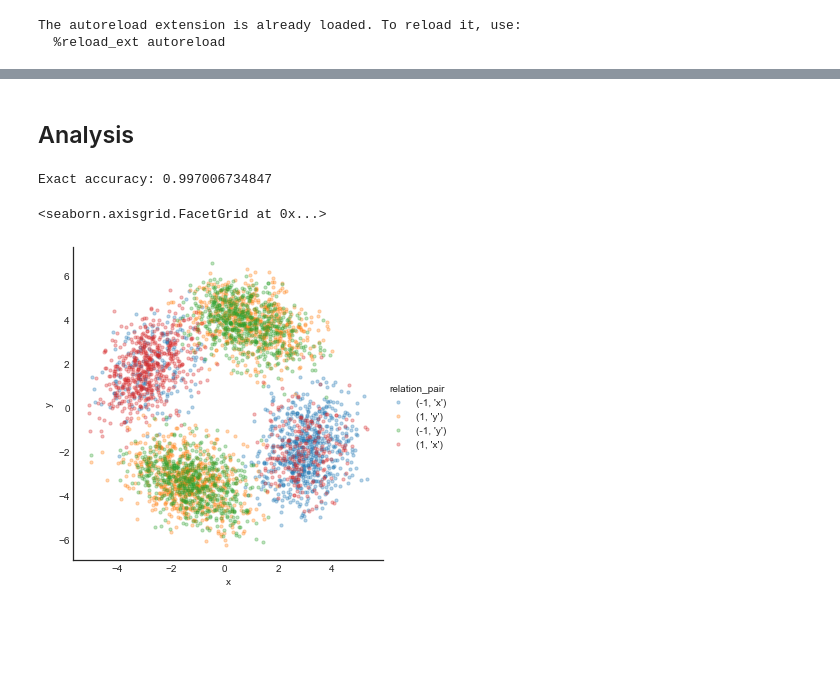
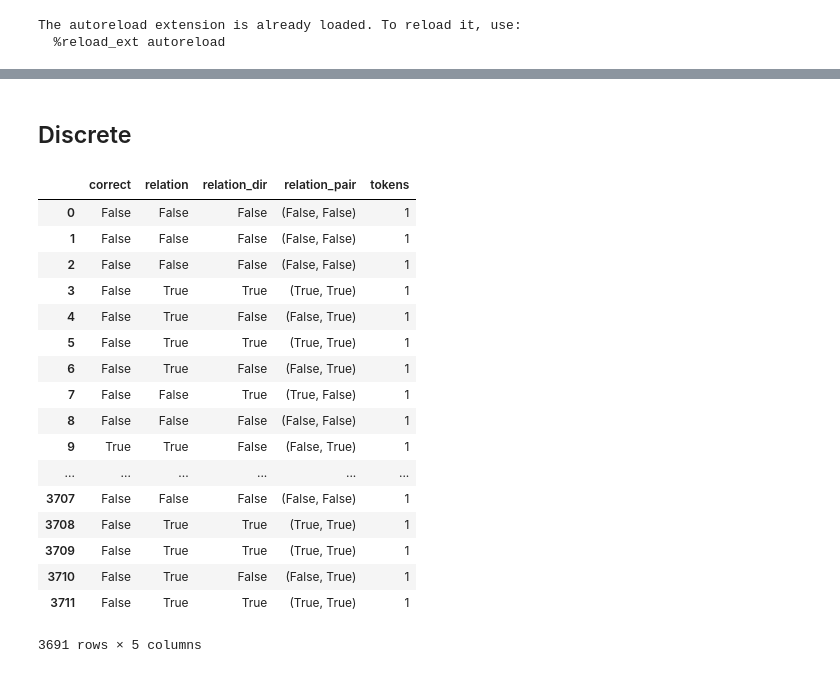
Before and after one commit to jayelm/rnn-syn, a Jupyter notebook: rnn-syn.ipynb, the cells around one changed output, grey strips where cells are left out. Cells and saved outputs as stored; diff of their text form; code cells hidden in the pictures; blank space fills up the shorter version.

```diff
--- a/rnn-syn.ipynb
+++ b/rnn-syn.ipynb
@@ -18,2 +76,2 @@ The autoreload extension is already loaded. To reload it, use:
 # %% [markdown]
-## Analysis
+## Discrete
@@ -34,10 +78,22 @@ msgs = pd.DataFrame({
-# %%
-print("Exact accuracy:", msgs.correct.mean())
-# %% [output]
-Exact accuracy: 0.997006734847
-# %%
-sns.lmplot('x', 'y', data=msgs, fit_reg=False, hue='relation_pair', legend_out=True,
-           scatter_kws={'s': 10, 'alpha': 0.3})
-# %% [output]
-<seaborn.axisgrid.FacetGrid at 0x...>
-[figure, removed]
+# %%
+msgs = load_discrete_messages('data/500_500_asymTrue-end2end-gru-discrete2-30epochs-msgs.npz')
+msgs[msgs.tokens == 1]
+# %% [output]
+|  | correct | relation | relation_dir | relation_pair | tokens |
+| 0 | False | False | False | (False, False) | 1 |
+| 1 | False | False | False | (False, False) | 1 |
+| 2 | False | False | False | (False, False) | 1 |
+| 3 | False | True | True | (True, True) | 1 |
+| 4 | False | True | False | (False, True) | 1 |
+| 5 | False | True | True | (True, True) | 1 |
+| 6 | False | True | False | (False, True) | 1 |
+| 7 | False | False | True | (True, False) | 1 |
+| 8 | False | False | False | (False, False) | 1 |
+| 9 | True | True | False | (False, True) | 1 |
+| ... | ... | ... | ... | ... | ... |
+| 3707 | False | False | False | (False, False) | 1 |
+| 3708 | False | True | True | (True, True) | 1 |
+| 3709 | False | True | True | (True, True) | 1 |
+| 3710 | False | True | False | (False, True) | 1 |
+| 3711 | False | True | True | (True, True) | 1 |
+3691 rows × 5 columns
```
Also changed, not shown: parts of 14 cells of this notebook.
